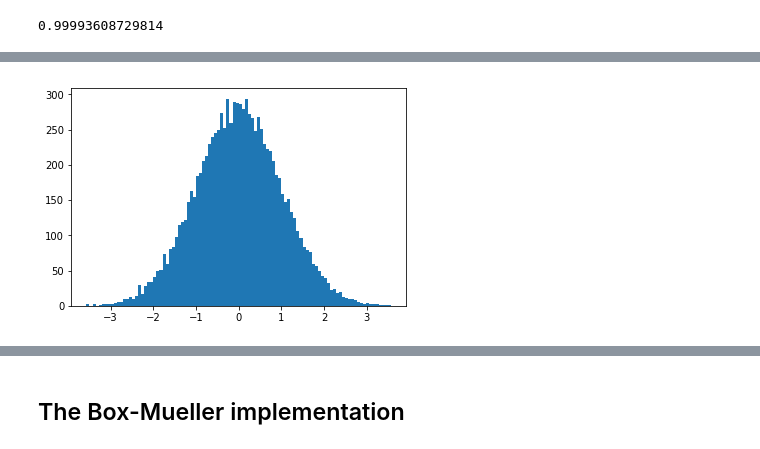
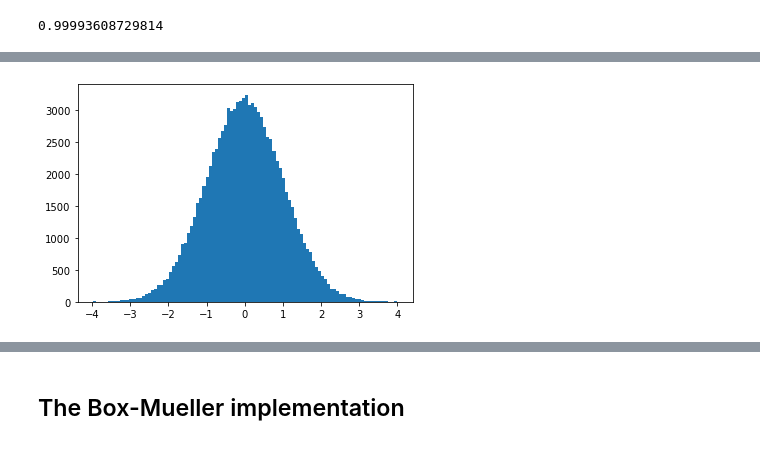
Before and after one commit to tmerrittsmith/normal_distribution_sampler, a Jupyter notebook: normal_distribution_sampler_1.ipynb, the cells around one changed output, grey strips where cells are left out. Saved outputs shown, nothing was run; the diff lists cells and outputs as text; code cells hidden in the pictures.

```diff
--- a/normal_distribution_sampler_1.ipynb
+++ b/normal_distribution_sampler_1.ipynb
@@ -207,10 +91,0 @@ sum(bin_counts - adjusted_bin_counts)
-# %%
-normal_sample = np.array([])
-
-for i in range(k):
-    count = adjusted_bin_counts[i]
-    strip = sub_strips_pairs[i]
-    sample = rand(int(count)) * strip_width + strip[0]
-    normal_sample = np.append(normal_sample, sample)
-
-len(normal_sample) ## sanity check
@@ -219,10 +91,0 @@ len(normal_sample) ## sanity check
-# %%
-normal_sample2 = np.array([])
-
-for i in range(k):
-    count = adjusted_bin_counts[i]
-    strip = sub_strips_pairs[i]
-    sample = rand(int(count)) * strip_width + strip[0]
-    normal_sample2 = np.append(normal_sample2, sample)
-
-len(normal_sample2) ## sanity check
@@ -239,0 +92,9 @@ normal_sample[idx]
+# %%
+%%timeit
+n = 100000
+samples = []
+for i in range(n):
+    rand__ = np.random.random() * strip_width
+    interval = np.random.multinomial(1, areas).argmax()
+    sample = np.array(sub_strips)[interval] + rand__
+    samples.append(sample)
@@ -240,5 +103,5 @@ normal_sample[idx]
 # %%
-plt.hist(normal_sample, bins=100)
+plt.hist(samples, bins=100)
 plt.show()
 # %% [output]
-[figure, old version]
+[figure, new version]
```
Also changed, not shown: parts of 81 cells of this notebook.
